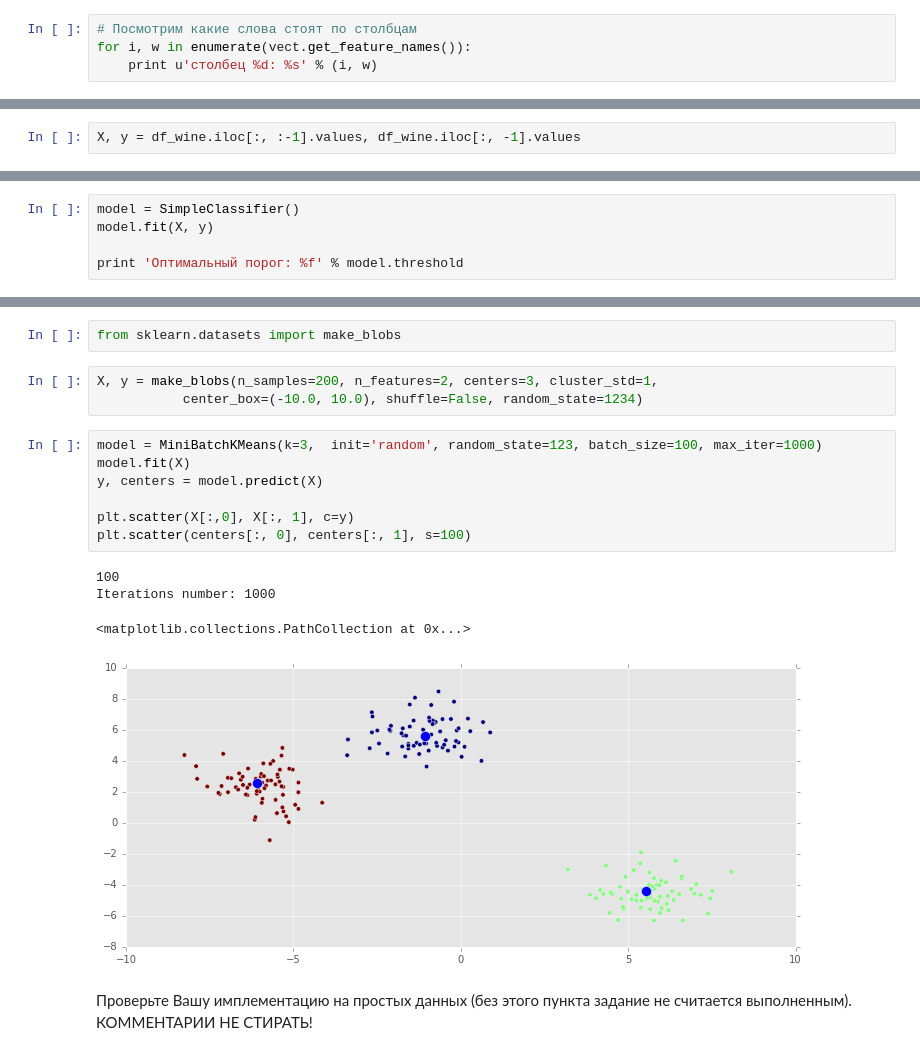
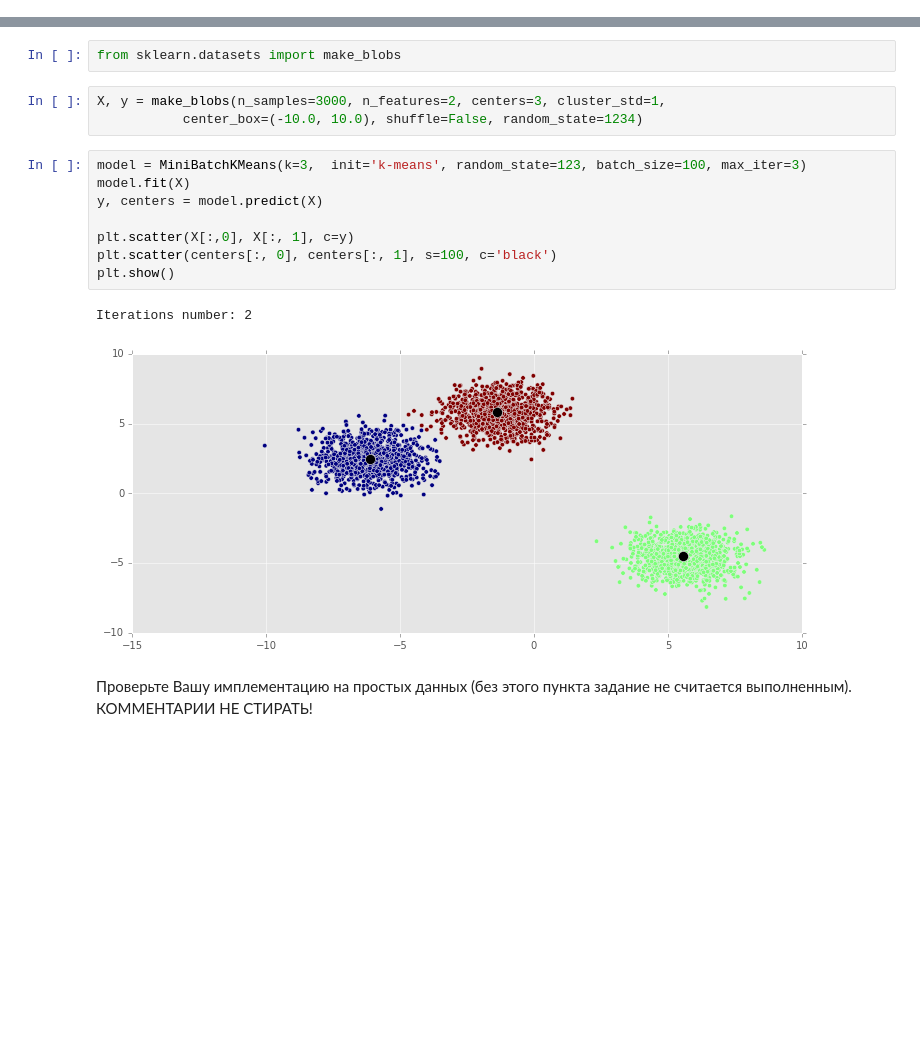
Before and after one commit to dokshina/dm_homework, a Jupyter notebook: dokshina_hw1.ipynb, the cells around one changed output, grey strips where cells are left out. Cells and saved outputs as stored; diff of their text form; blank space fills up the shorter version.

Commit message:
mini-batch done

```diff
--- a/dokshina_hw1.ipynb
+++ b/dokshina_hw1.ipynb
@@ -229,4 +33,0 @@ array([[1, 0, 0, 0, 0, 0, 0, 0, 0, 0, 0, 0, 0, 0, 1, 0, 0, 0, 0, 0, 0, 0,
-# %%
-# Посмотрим какие слова стоят по столбцам
-for i, w in enumerate(vect.get_feature_names()):
-    print u'столбец %d: %s' % (i, w)
@@ -311,2 +33,0 @@ plt.legend()
-# %%
-X, y = df_wine.iloc[:, :-1].values, df_wine.iloc[:, -1].values
@@ -361,5 +33,0 @@ class SimpleClassifier(BaseEstimator, ClassifierMixin):
-# %%
-model = SimpleClassifier()
-model.fit(X, y)
-
-print 'Оптимальный порог: %f' % model.threshold
@@ -636,20 +247,19 @@ class MiniBatchKMeans(KMeans):
 # %%
 from sklearn.datasets import make_blobs
 # %%
-X, y = make_blobs(n_samples=200, n_features=2, centers=3, cluster_std=1,
+X, y = make_blobs(n_samples=3000, n_features=2, centers=3, cluster_std=1,
            center_box=(-10.0, 10.0), shuffle=False, random_state=1234)
 # %%
-model = MiniBatchKMeans(k=3,  init='random', random_state=123, batch_size=100, max_iter=1000)
+model = MiniBatchKMeans(k=3,  init='k-means', random_state=123, batch_size=100, max_iter=3)
 model.fit(X)
 y, centers = model.predict(X)
 
 plt.scatter(X[:,0], X[:, 1], c=y)
-plt.scatter(centers[:, 0], centers[:, 1], s=100)
+plt.scatter(centers[:, 0], centers[:, 1], s=100, c='black')
+plt.show()
 # %% [output]
-100
-Iterations number: 1000
+Iterations number: 2
-<matplotlib.collections.PathCollection at 0x...>
-[figure, old version]
+[figure, new version]
 # %% [markdown]
 Проверьте Вашу имплементацию на простых данных (без этого пункта задание не считается выполненным).
 КОММЕНТАРИИ НЕ СТИРАТЬ!
```
Also changed, not shown: parts of 57 cells of this notebook.
